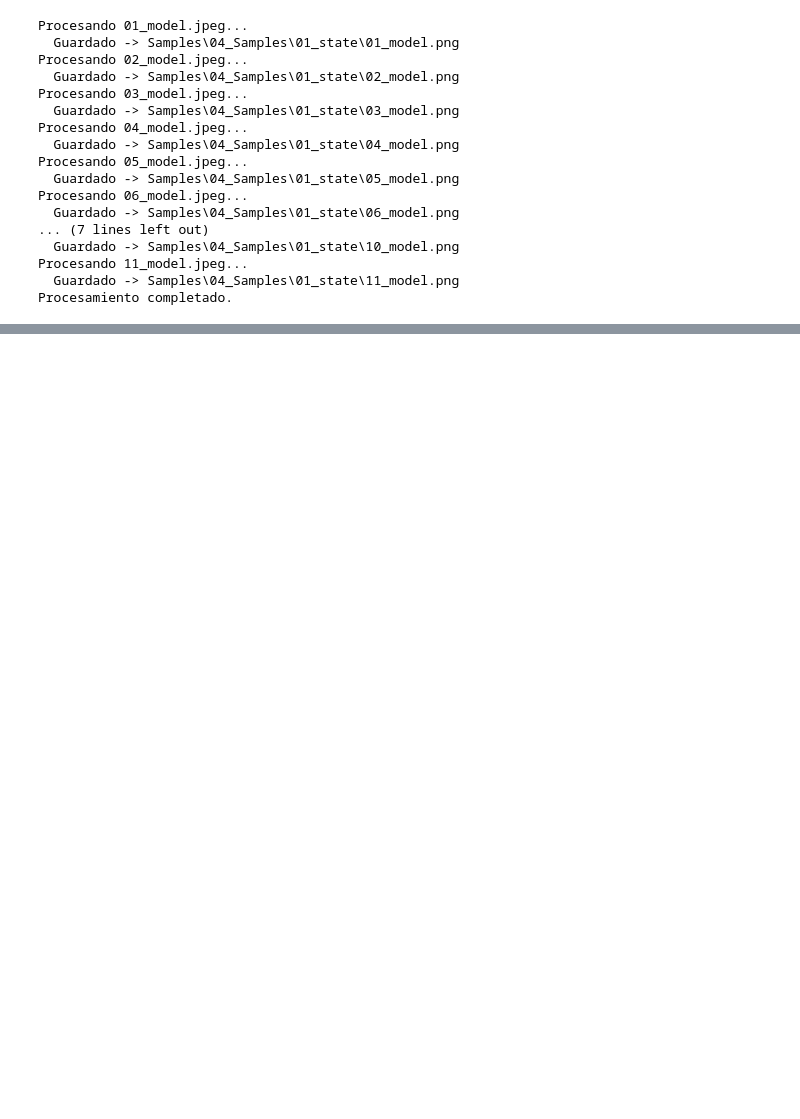
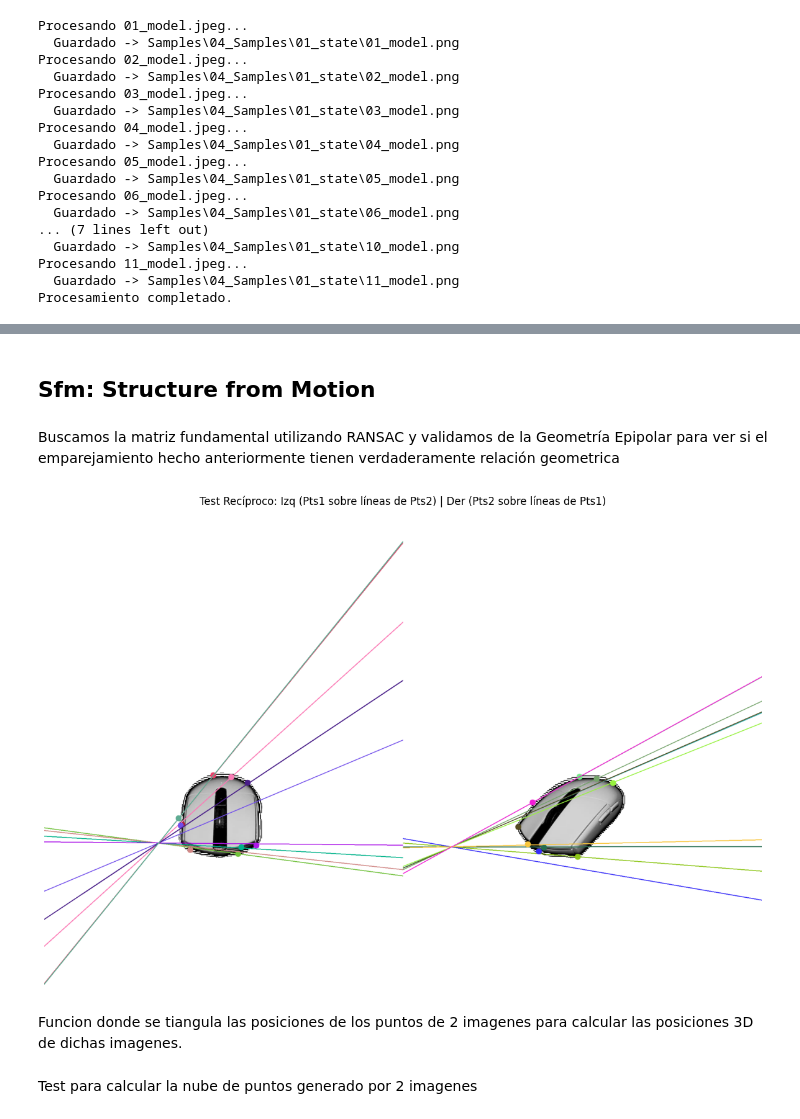
Before and after one commit to ctoribio123/Reconstruccion_3D, a Jupyter notebook: Fotogrametría.ipynb, the cells around one changed output, grey strips where cells are left out. Cells and saved outputs as stored; diff of their text form; code cells hidden in the pictures; blank space fills up the shorter version.

```diff
--- a/Fotogrametría.ipynb
+++ b/Fotogrametría.ipynb
@@ -177,0 +212,51 @@ Buenos emparejamientos (Matches): 3
+# %% [markdown]
+## Sfm: Structure from Motion
+# %% [markdown]
+Buscamos la matriz fundamental utilizando RANSAC y validamos de la Geometría Epipolar para ver si el emparejamiento hecho anteriormente tienen verdaderamente relación geometrica
+# %%
+# 1. Calculamos F y seleccionamos una muestra aleatoria
+F, mask = cv.findFundamentalMat(pts1, pts2, cv.FM_RANSAC)
+
+# Tomamos 10 índices al azar para no llenar la pantalla de rayas
+import random
+indices = random.sample(range(len(pts1)), 10)
+p1_sample = pts1[indices]
+p2_sample = pts2[indices]
+
+# 2. Cálculo de líneas recíprocas
+# Líneas en Img1 (correspondientes a puntos de Img2) -> whichImage=2
+lines1 = cv.computeCorrespondEpilines(p2_sample.reshape(-1, 1, 2), 2, F).reshape(-1, 3)
+# Líneas en Img2 (correspondientes a puntos de Img1) -> whichImage=1
+lines2 = cv.computeCorrespondEpilines(p1_sample.reshape(-1, 1, 2), 1, F).reshape(-1, 3)
+
+# 3. Función auxiliar de dibujo (reutilizable)
+def dibujar_epilineas(img, lines, pts):
+    h, w = img.shape[:2]
+    out_img = cv.cvtColor(img, cv.COLOR_GRAY2RGB)
+
+    for r, pt in zip(lines, pts):
+        color = tuple(np.random.randint(0, 255, 3).tolist())
+        # Dibujar línea: ax + by + c = 0  => y = -(c + ax)/b
+        x0, y0 = 0, int(-r[2]/r[1])
+        x1, y1 = w, int(-(r[2]+r[0]*w)/r[1])
+        cv.line(out_img, (x0, y0), (x1, y1), color, 2)
+        # Dibujar el punto (debe caer sobre la línea)
+        cv.circle(out_img, tuple(int(x) for x in pt), 10, color, -1)
+    return out_img
+
+# 4. Visualización Recíproca
+img1_epilines = dibujar_epilineas(img1, lines1, p1_sample) # Puntos en Img1 vs Líneas de Img2
+img2_epilines = dibujar_epilineas(img2, lines2, p2_sample) # Puntos en Img2 vs Líneas de Img1
+
+# Mostrar lado a lado
+final_concat = np.hstack((img1_epilines, img2_epilines))
+
+plt.figure(figsize=(20, 10))
+plt.title("Test Recíproco: Izq (Pts1 sobre líneas de Pts2) | Der (Pts2 sobre líneas de Pts1)")
+plt.imshow(final_concat)
+plt.axis('off')
+plt.show()
+# %% [output]
+[figure, added]
+# %% [markdown]
+Funcion donde se tiangula las posiciones de los puntos de 2 imagenes para calcular las posiciones 3D de dichas imagenes.
@@ -177,0 +322,2 @@ Buenos emparejamientos (Matches): 3
+# %% [markdown]
+Test para calcular la nube de puntos generado por 2 imagenes
```
Also changed, not shown: parts of 17 cells of this notebook, 25 other files.
